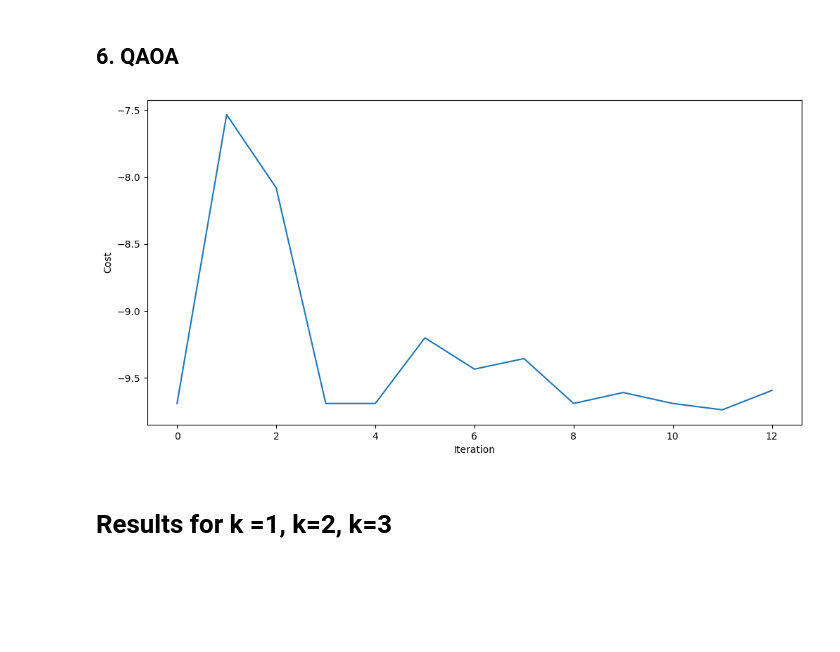
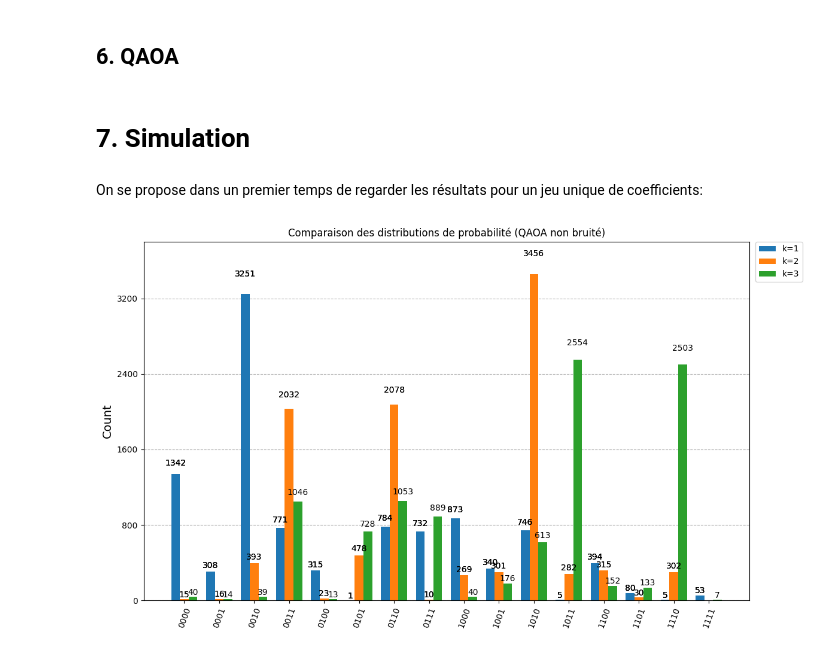
Before and after one commit to hugopgs/Application_Informatique_Quantique, a Jupyter notebook: Projet Noté/Projet.ipynb, the cells around one changed output. Drawn from its saved outputs; the diff is of its cells as text; code cells hidden in the pictures; blank space fills up the shorter version.

```diff
--- a/Projet Noté/Projet.ipynb
+++ b/Projet Noté/Projet.ipynb
@@ -293,0 +298,17 @@ K=3
+# %%
+Coef_Pertinence=[0.6, 0.6, 0.6]
+Coef_Redondance=[1, 1, 1.5]
+Coef_Constraint=[1.5 ,1.5, 2.5]
+
+for K in [1,2,3]:
+    print(f"K={K}")
+    Redondancy_effective, Pertinence_effective, Redondancy, Pertinence = build_R_P(All_categories, Result, K, A=Coef_Pertinence[K-1], B=Coef_Redondance[K-1], C=Coef_Constraint[K-1])
+    values = []
+    for combination in combinations:
+      values.append((combination, get_criterion(np.array(combination), Redondancy_effective, Pertinence_effective)))
+    best= [comb for comb, val in values if val==min(val for _,val in values)]
+    print("\t Meilleur set de feature(s) :", best)
+    print("\t Ce qui correspond à sélectionner les caractéristiques suivantes :")
+    for i, feature in enumerate(name_categories):
+        if best[0][i] == 1:
+            print(f"\t\t - {feature}")
@@ -368,16 +407,6 @@ def get_optimal_qaoa_circuit(r, problem_operator,initial_gamma=np.pi, initial_be
 
 
     return optimal_qaoa_circuit, cost_vals
-
-optimal_qaoa_circuit, cost_vals = get_optimal_qaoa_circuit(r=2, problem_operator=problem_operator)
-# %%
-plt.figure(figsize=(12, 6))
-plt.plot(cost_vals)
-plt.xlabel("Iteration")
-plt.ylabel("Cost")
-plt.show()
-# %% [output]
-[figure, removed]
 # %%
 def run_qaoa_circuit(circuit, depolarizing_error_prob=0):
     pass_manager = generate_preset_pass_manager(1, AerSimulator())
@@ -398,4 +427,26 @@ def run_qaoa_circuit(circuit, depolarizing_error_prob=0):
     result = job.result()
     return result[0].data.meas.get_counts()
 # %% [markdown]
-# Results for k =1, k=2, k=3
+# 7. Simulation
+# %% [markdown]
+On se propose dans un premier temps de regarder les résultats pour un jeu unique de coefficients:
+# %%
+res=[]
+Coef_Pertinence=0.6
+Coef_Redondance=1
+Coef_Constraint=1.5
+
+
+for k in [1, 2, 3]:
+    R, P,_,_ = build_R_P(All_categories, Result, k=k, A=Coef_Pertinence, B=Coef_Redondance, C=Coef_Constraint)
+    problem_operator = get_operator(R, P)
+    optimal_qaoa_circuit, cost_vals = get_optimal_qaoa_circuit(r=15, problem_operator=problem_operator)
+    counts=run_qaoa_circuit(optimal_qaoa_circuit, depolarizing_error_prob=0)
+    res.append(counts)
+
+plot_histogram(res,
+               legend=[f"k={k}" for k in [1, 2, 3]],
+               title="Comparaison des distributions de probabilité (QAOA non bruité)",
+               figsize=(12, 7))
+# %% [output]
+[figure, added]
```
Also changed, not shown: parts of 31 cells of this notebook.
